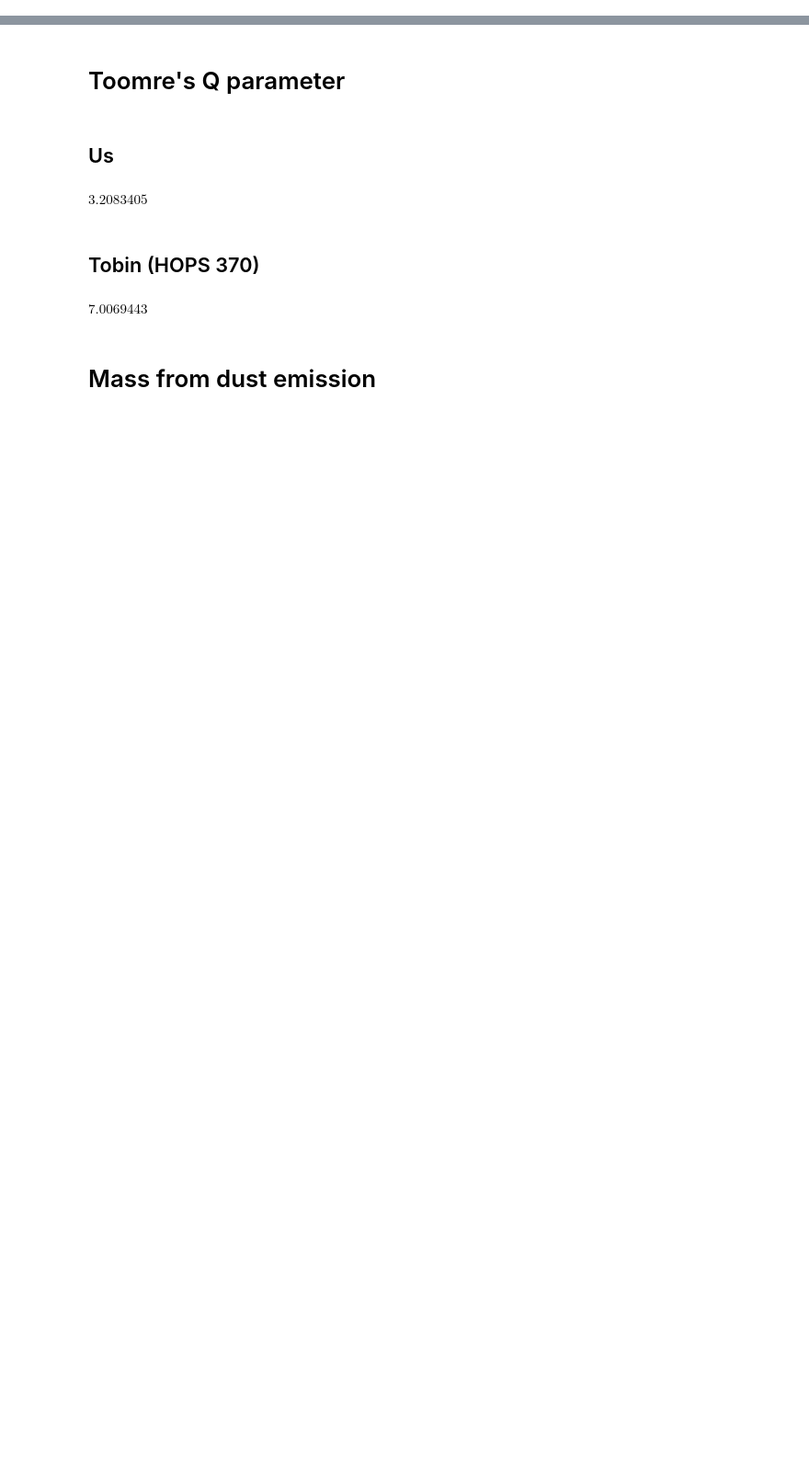
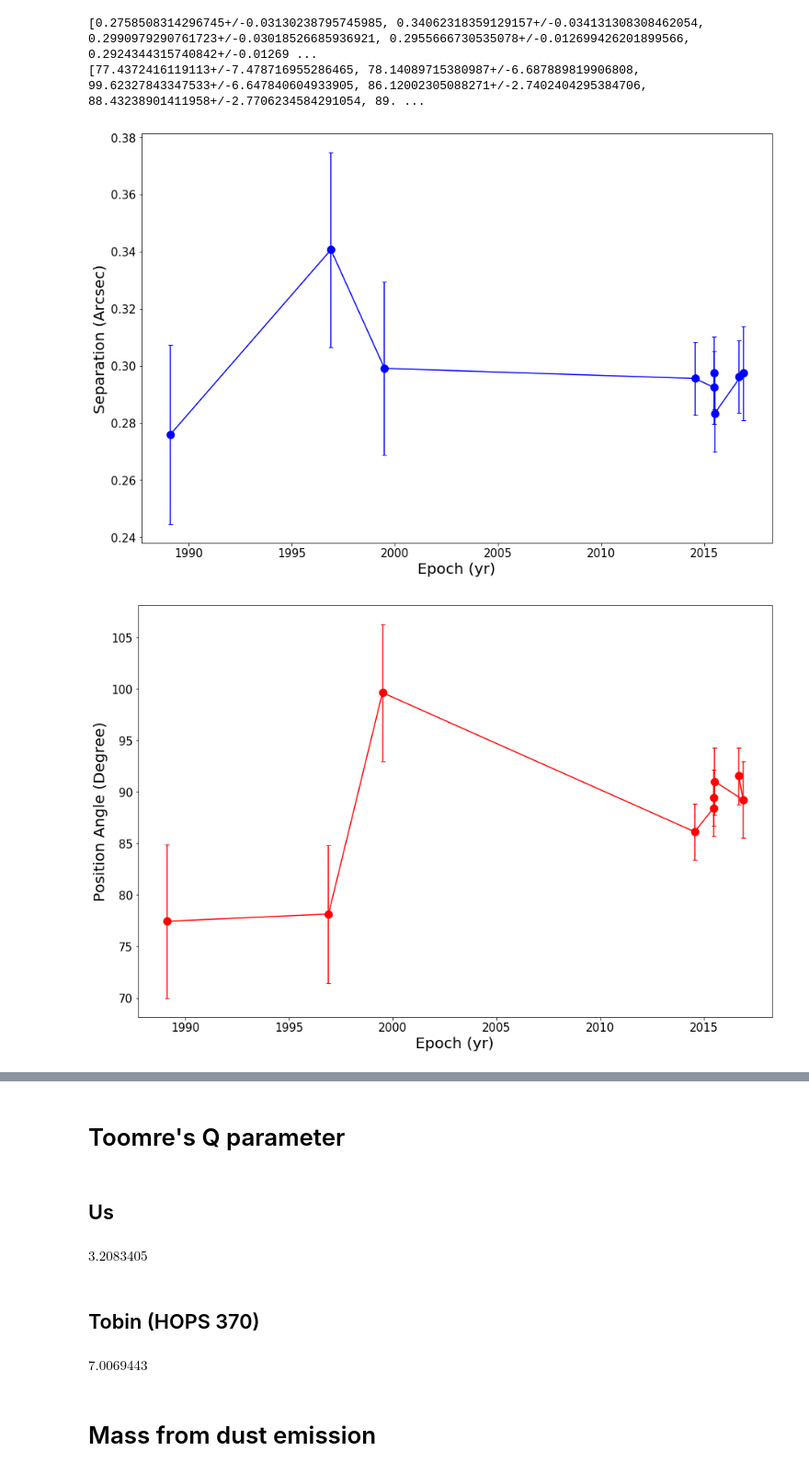
Before and after one commit to IAA-CSIC/dragom, a Jupyter notebook: SVS 13 Parameters.ipynb, the cells around one changed output, grey strips where cells are left out. Shown: that part at 92% size. Saved outputs shown, nothing was run; the diff lists cells and outputs as text; code cells hidden in the pictures; blank space fills up the shorter version.

```diff
--- a/SVS 13 Parameters.ipynb
+++ b/SVS 13 Parameters.ipynb
@@ -4,0 +134,10 @@ import parameters as par
+# %%
+data_in='/home/akdiaz/Documents/Trabajo/SVS13/Images/VLA/proper motions/'
+file_A = data_in + 'pm-A-coord.dat'
+file_B = data_in + 'pm-B-coord.dat'
+plot_movements(file_A, file_B)
+# %% [output]
+[0.2758508314296745+/-0.03130238795745985, 0.34062318359129157+/-0.034131308308462054, 0.2990979290761723+/-0.03018526685936921, 0.2955666730535078+/-0.012699426201899566, 0.2924344315740842+/-0.01269 ...
+[77.4372416119113+/-7.478716955286465, 78.14089715380987+/-6.687889819906808, 99.62327843347533+/-6.647840604933905, 86.12002305088271+/-2.7402404295384706, 88.43238901411958+/-2.7706234584291054, 89. ...
+[figure, added]
+[figure, added]
```
Also changed, not shown: parts of 17 cells of this notebook.
